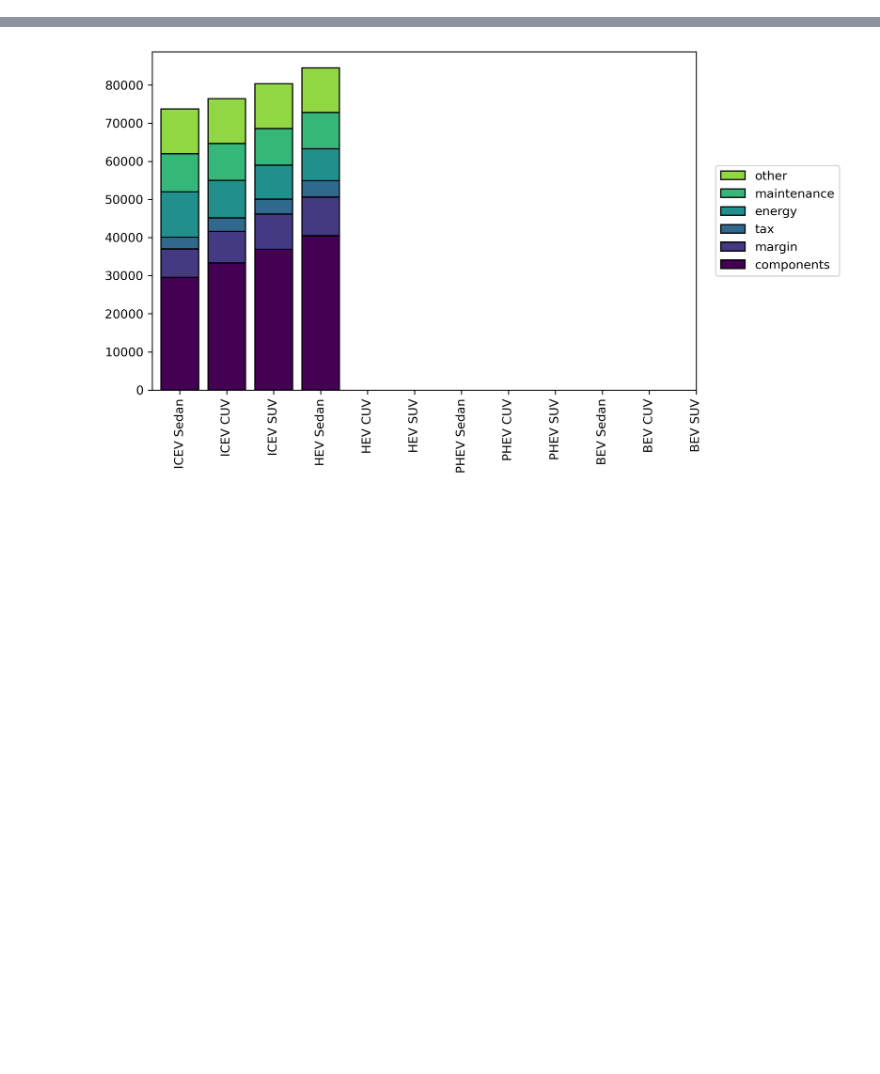
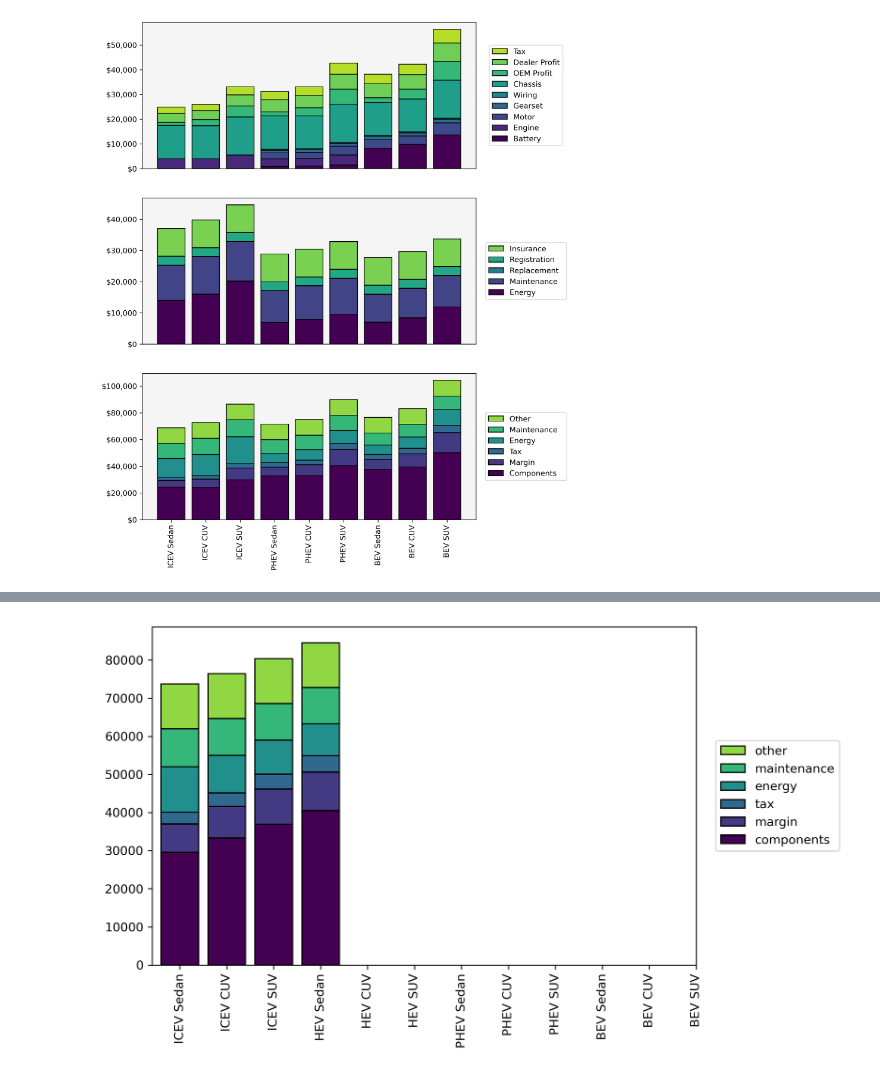
Before and after one commit to airabino/EV_TCO, a Jupyter notebook: TCO.ipynb, the cells around one changed output, grey strips where cells are left out. Saved outputs shown, nothing was run; the diff lists cells and outputs as text; code cells hidden in the pictures; blank space fills up the shorter version.

```diff
--- a/TCO.ipynb
+++ b/TCO.ipynb
@@ -90,0 +192,15 @@ _=ax.set_xticks(list(range(12)),labels,rotation=90)
+# %%
+deep_reload(src)
+
+def PadFieldNames(fields_all):
+
+    field_name_lengths=[]
+
+    for fields in fields_all:
+        for val in fields.values():
+
+            field_name_lengths.append(len(val))
+
+    str_len=max(field_name_lengths)
+
+    return str_len
@@ -90,0 +255,53 @@ _=ax.set_xticks(list(range(12)),labels,rotation=90)
+# %%
+deep_reload(src)
+
+fig,ax=plt.subplots(3,1,figsize=(8,12),dpi=300)
+
+bar_kwargs={
+    'ec':'k',
+}
+
+legend_kwargs={
+    'bbox_to_anchor':(1.15,.5),
+    'loc':'center',
+}
+
+labels=([f'{pt} {cs}' for pt in ['ICEV','PHEV','BEV']\
+                   for cs in ['Sedan','CUV','SUV']])
+
+src.figures.PlotStackedBar(
+    data_purchase,ax=ax[0],
+    axes_kwargs=axes_kwargs,
+    legend_kwargs=legend_kwargs,
+    bar_kwargs=bar_kwargs,
+    legend_pad=str_len)
+
+_=ax[0].set_xticks([])
+ax[0].yaxis.set_major_formatter('${x:,.0f}')
+ax[0].set_facecolor('whitesmoke')
+
+src.figures.PlotStackedBar(
+    data_operation,ax=ax[1],
+    axes_kwargs=axes_kwargs,
+    legend_kwargs=legend_kwargs,
+    bar_kwargs=bar_kwargs,
+    legend_pad=str_len)
+
+_=ax[1].set_xticks([])
+ax[1].yaxis.set_major_formatter('${x:,.0f}')
+ax[1].set_facecolor('whitesmoke')
+
+src.figures.PlotStackedBar(
+    data_tco,ax=ax[2],
+    axes_kwargs=axes_kwargs,
+    legend_kwargs=legend_kwargs,
+    bar_kwargs=bar_kwargs,
+    legend_pad=str_len)
+
+_=ax[2].set_xticks(list(range(9)),labels,rotation=90)
+ax[2].yaxis.set_major_formatter('${x:,.0f}')
+ax[2].set_facecolor('whitesmoke')
+
+# fig.savefig(figure_save_path+'Costs_2025_All.png',bbox_inches='tight')
+# %% [output]
+[figure, added]
```
Also changed, not shown: parts of 16 cells of this notebook, 5 other files.
